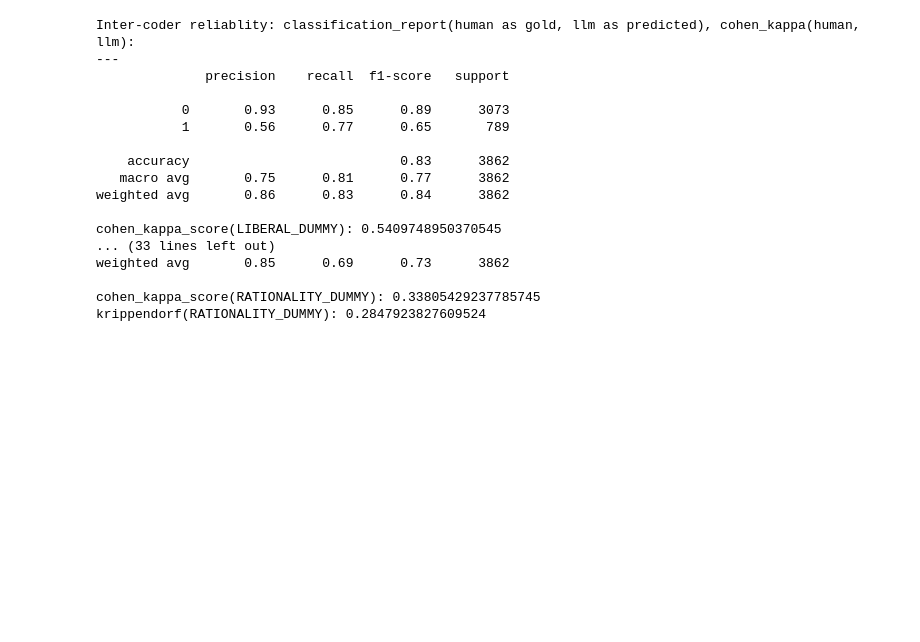
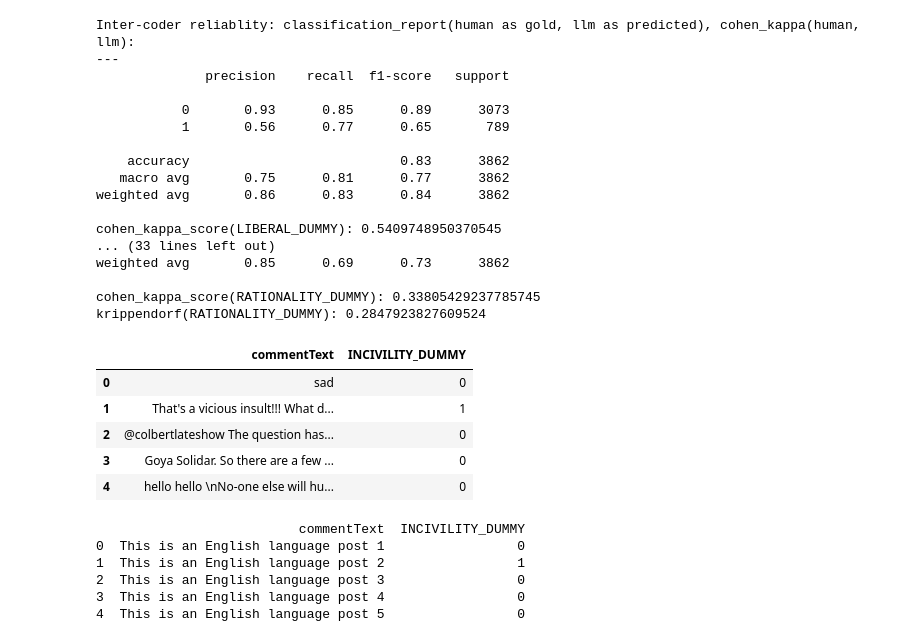
Before and after one commit to cl-trier/TWON-Exploration, a Jupyter notebook: 26--Classify PublicSphere-benchmark.ipynb, the cells around one changed output. Saved outputs shown, nothing was run; the diff lists cells and outputs as text; code cells hidden in the pictures; blank space fills up the shorter version.

Commit message:
added a dummy dataset on incivility based on publicsphere data format

```diff
--- a/26--Classify PublicSphere-benchmark.ipynb
+++ b/26--Classify PublicSphere-benchmark.ipynb
@@ -623,0 +628,29 @@ dataset_w_pred_anon.to_parquet('data/publicsphere/publicsphere.cardiff_prompt_cl
+# %%
+#setup a dummy dataset for incivility to provide to Simon to build a classifyer:
+#read in the data:
+dataset_w_pred_2 = pd.read_parquet(f'{CFG.report_dir}/publicsphere.cardiff_prompt_classify_s.parquet')
+# %%
+pubsphere_incivility_dummy = dataset_w_pred_2.loc[:5, ["commentText", "INCIVILITY_DUMMY"]].head()
+# %%
+pubsphere_incivility_dummy
+# %% [output]
+|  | commentText | INCIVILITY_DUMMY |
+| 0 | sad | 0 |
+| 1 | That's a vicious insult!!! What d... | 1 |
+| 2 | @colbertlateshow The question has... | 0 |
+| 3 | Goya Solidar. So there are a few ... | 0 |
+| 4 | hello hello \nNo-one else will hu... | 0 |
+# %%
+# Replace the values in the commentText column with sequential text
+for idx in range(len(pubsphere_incivility_dummy)):
+    pubsphere_incivility_dummy.at[idx, 'commentText'] = f"This is an English language post {idx + 1}"
+
+# Display the DataFrame to verify the changes
+print(pubsphere_incivility_dummy)
+# %% [output]
+                          commentText  INCIVILITY_DUMMY
+0  This is an English language post 1                 0
+1  This is an English language post 2                 1
+2  This is an English language post 3                 0
+3  This is an English language post 4                 0
+4  This is an English language post 5                 0
```
Also changed, not shown: parts of 2 cells of this notebook, 1 other file.
